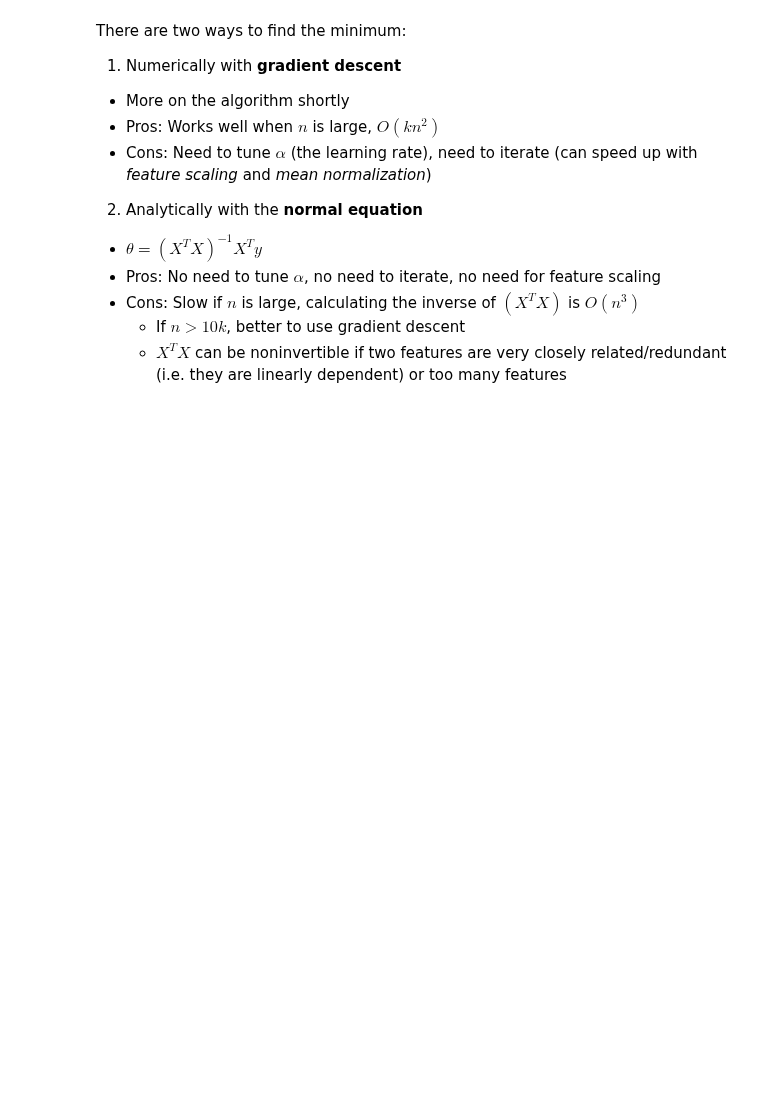
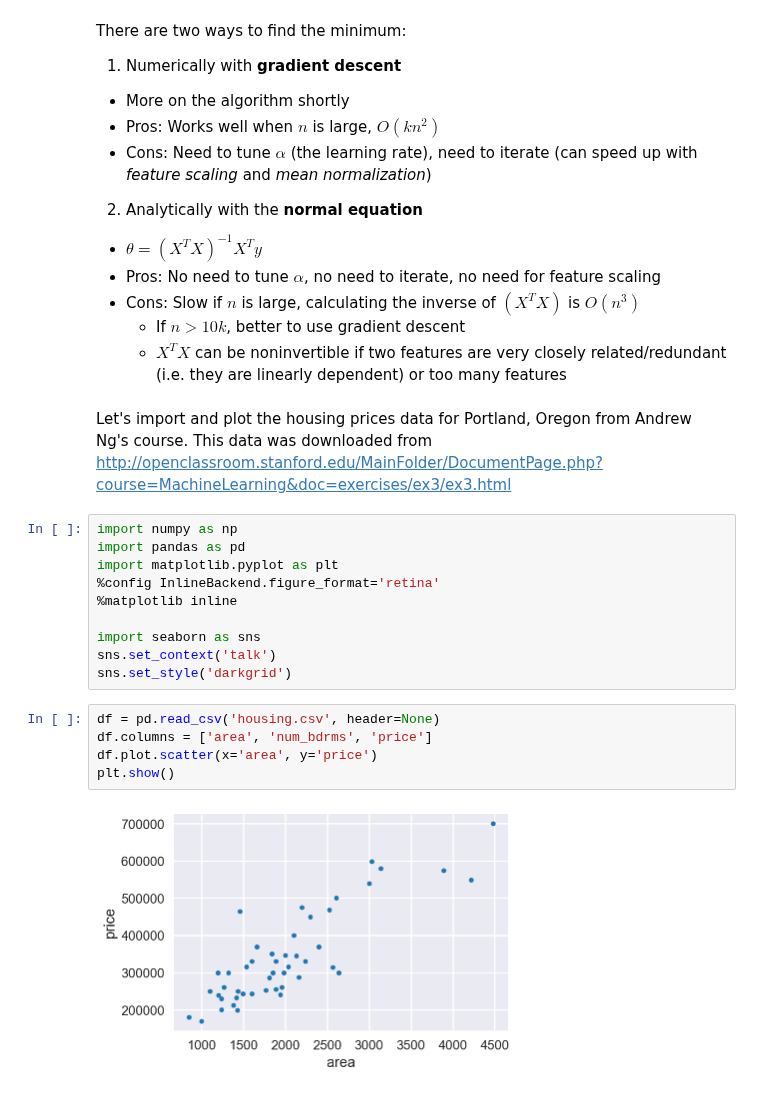
Before and after one commit to sameerank/data-science-interview-prep, a Jupyter notebook: ml/linear_regression.ipynb, the cells around one changed output. Cells and saved outputs as stored; diff of their text form; blank space fills up the shorter version.

```diff
--- a/ml/linear_regression.ipynb
+++ b/ml/linear_regression.ipynb
@@ -42,3 +42,22 @@ There are two ways to find the minimum:
   - Cons: Slow if $n$ is large, calculating the inverse of $(X^{T}X)$ is $O(n^{3})$
     - If $n > 10k$, better to use gradient descent
     - $X^{T}X$ can be noninvertible if two features are very closely related/redundant (i.e. they are linearly dependent) or too many features
+# %% [markdown]
+Let's import and plot the housing prices data for Portland, Oregon from Andrew Ng's course. This data was downloaded from http://openclassroom.stanford.edu/MainFolder/DocumentPage.php?course=MachineLearning&doc=exercises/ex3/ex3.html
+# %%
+import numpy as np
+import pandas as pd
+import matplotlib.pyplot as plt
+%config InlineBackend.figure_format='retina'
+%matplotlib inline
+
+import seaborn as sns
+sns.set_context('talk')
+sns.set_style('darkgrid')
+# %%
+df = pd.read_csv('housing.csv', header=None)
+df.columns = ['area', 'num_bdrms', 'price']
+df.plot.scatter(x='area', y='price')
+plt.show()
+# %% [output]
+[figure, added]
```
Also changed, not shown: parts of 6 cells of this notebook, 3 other files.
